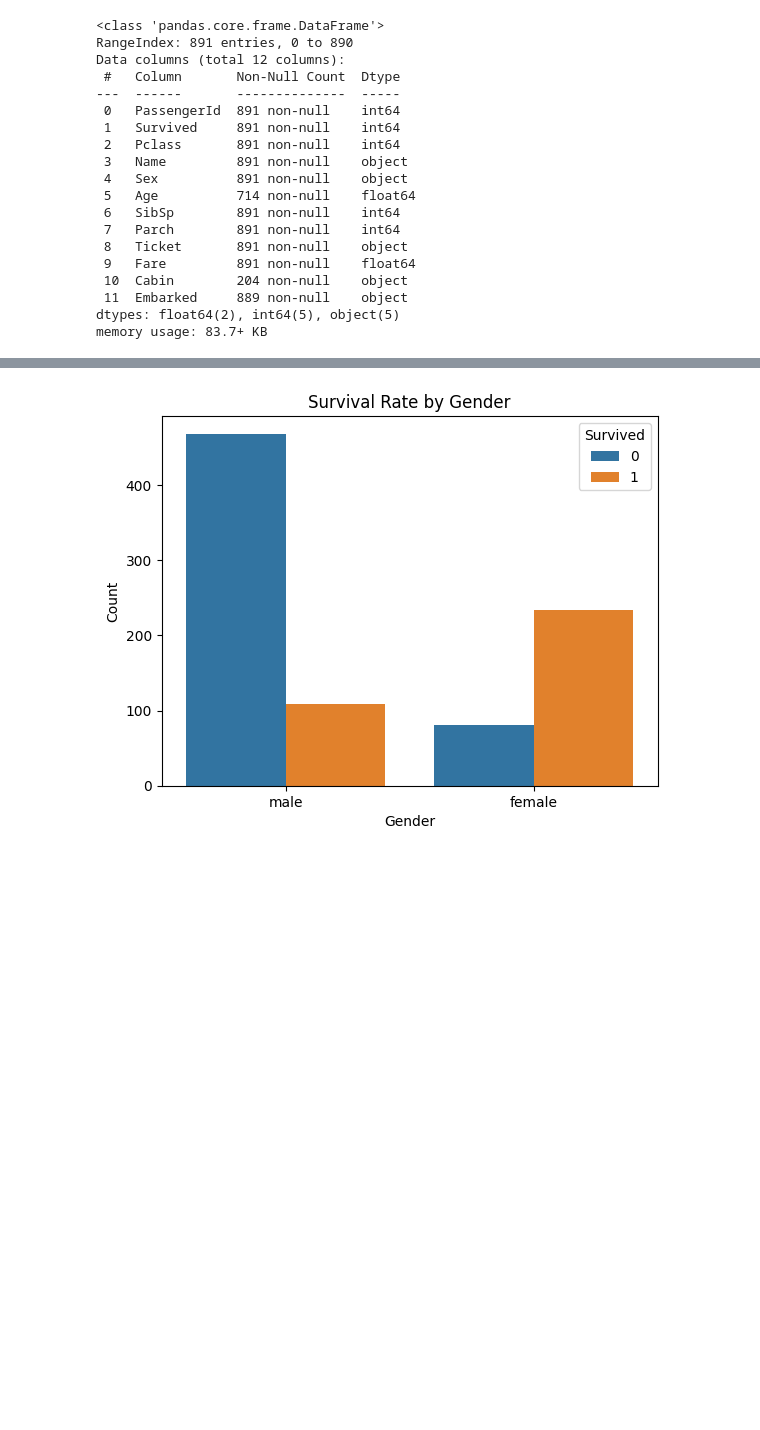
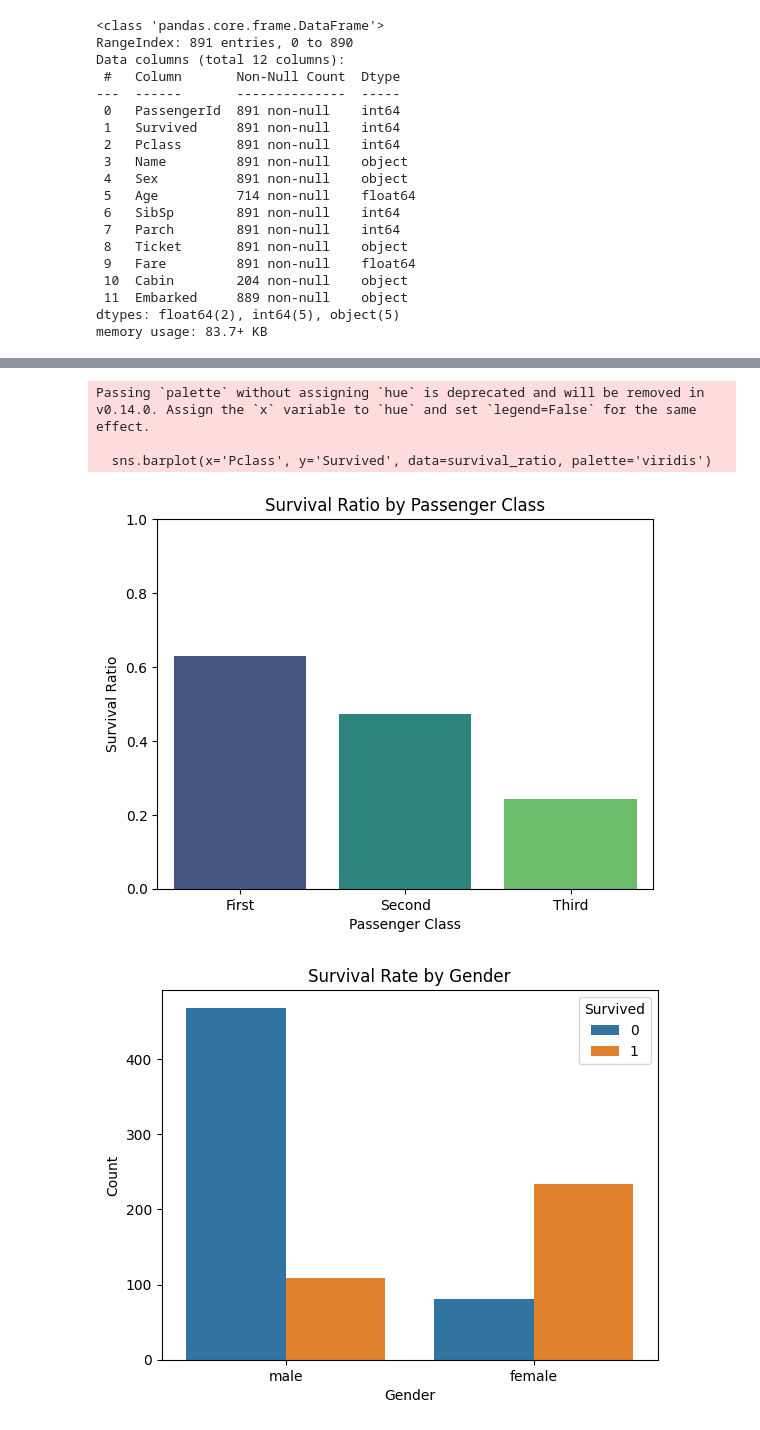
Before and after one commit to Muqtasid-Qureshi/DATA6550-Visualization, a Jupyter notebook: visualization.ipynb, the cells around one changed output, grey strips where cells are left out. Drawn from its saved outputs; the diff is of its cells as text; code cells hidden in the pictures; blank space fills up the shorter version.

```diff
--- a/visualization.ipynb
+++ b/visualization.ipynb
@@ -85,3 +86,18 @@ plt.show()
+# %%
+# survival ratios by class
+survival_ratio = train.groupby('Pclass')['Survived'].mean().reset_index()
+
+# graph the survival ratios
+sns.barplot(x='Pclass', y='Survived', data=survival_ratio, palette='viridis')
+plt.title('Survival Ratio by Passenger Class'), plt.xlabel('Passenger Class'), plt.ylabel('Survival Ratio')
+plt.xticks(ticks=[0, 1, 2], labels=['First', 'Second', 'Third'])
+plt.ylim(0, 1)
+plt.show()
+# %% [output]
+Passing `palette` without assigning `hue` is deprecated and will be removed in v0.14.0. Assign the `x` variable to `hue` and set `legend=False` for the same effect.
+
+  sns.barplot(x='Pclass', y='Survived', data=survival_ratio, palette='viridis')
+[figure, added]
 # %%
 # Survival by gender
 sns.countplot(x='Sex', hue='Survived', data=train)
```
Also changed, not shown: parts of 7 cells of this notebook.
